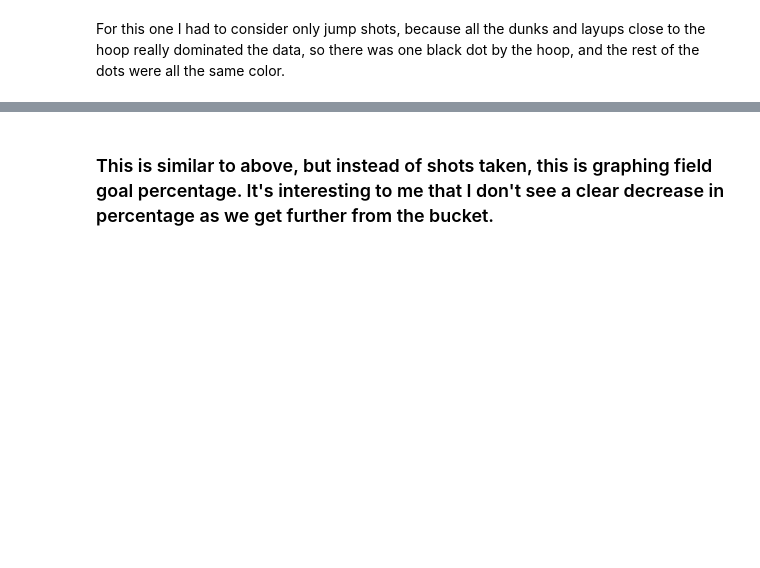
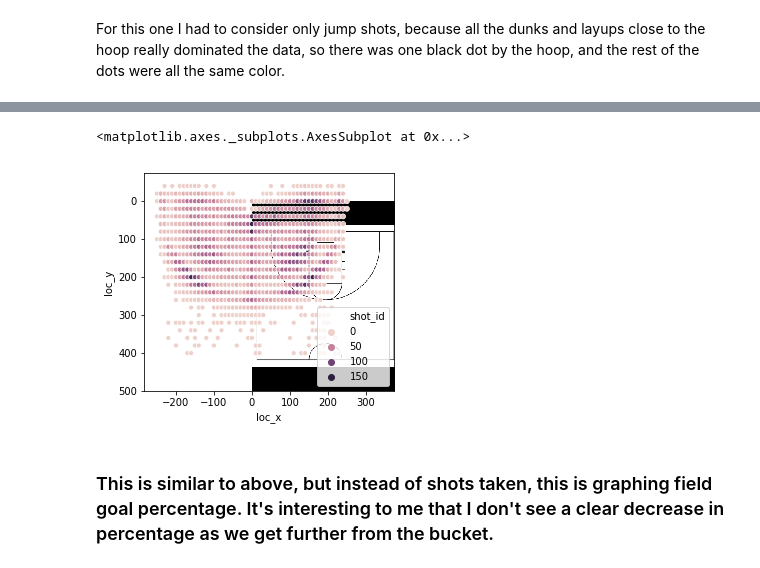
Before and after one commit to anishpdalal/mamba-mentality, a Jupyter notebook: data_viz.ipynb, the cells around one changed output, grey strips where cells are left out. Saved outputs shown, nothing was run; the diff lists cells and outputs as text; code cells hidden in the pictures; blank space fills up the shorter version.

```diff
--- a/data_viz.ipynb
+++ b/data_viz.ipynb
@@ -142 +147,15 @@ sns.scatterplot(x=count_table.loc_x, y=count_table.loc_y, hue=count_table.shot_i
 [figure]
+# %%
+import matplotlib.image as mpimg
+from PIL import Image
+
+img = Image.open('images/basketball_court.png')
+rotated_img = img.rotate(270)
+
+# TODO: Get the size of the seaborn grapb and resize img
+
+plt.imshow(rotated_img)
+sns.scatterplot(x=count_table.loc_x, y=count_table.loc_y, hue=count_table.shot_id, s=25)
+# %% [output]
+<matplotlib.axes._subplots.AxesSubplot at 0x...>
+[figure, added]
```
Also changed, not shown: parts of 2 cells of this notebook, 1 other file.
